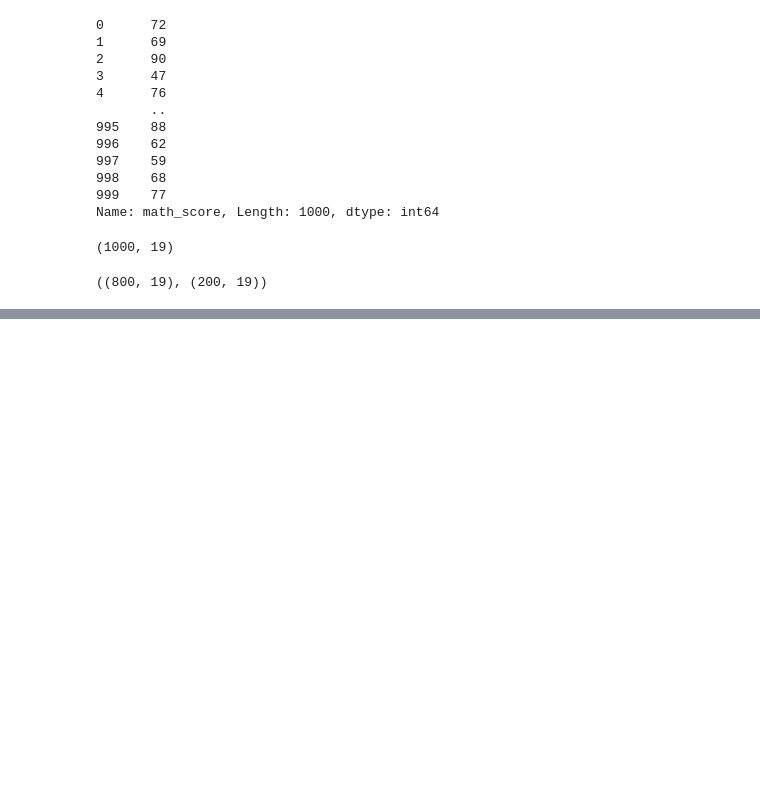
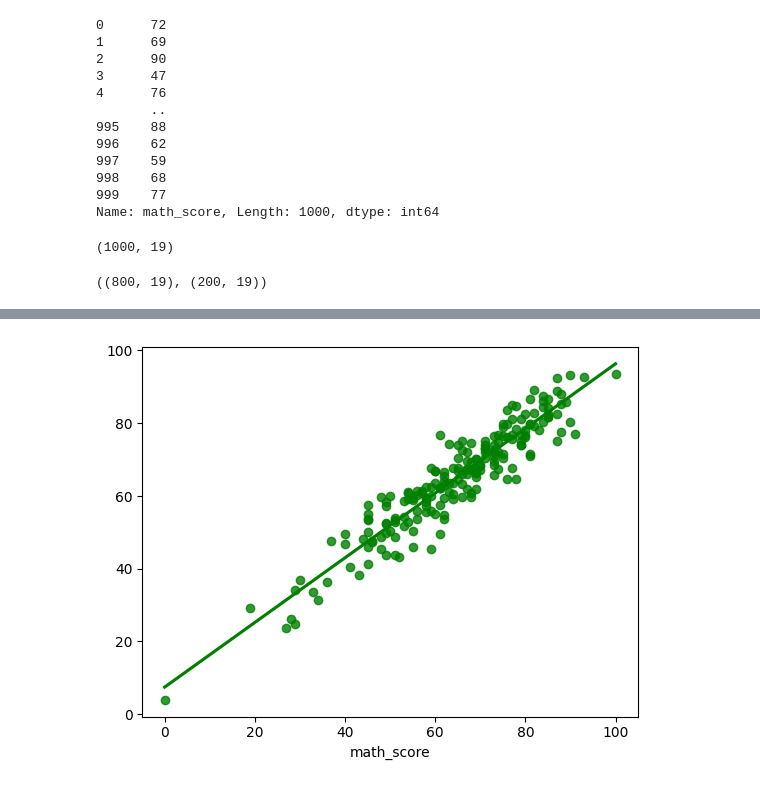
Before and after one commit to darshan12345678910/ml_project, a Jupyter notebook: notebook/2. MODEL TRAINIGy.ipynb, the cells around one changed output, grey strips where cells are left out. Drawn from its saved outputs; the diff is of its cells as text; code cells hidden in the pictures; blank space fills up the shorter version.

```diff
--- a/notebook/2. MODEL TRAINIGy.ipynb
+++ b/notebook/2. MODEL TRAINIGy.ipynb
@@ -145,0 +188,4 @@ for i in range(len(list(models))):
+# %%
+sns.regplot(x=y_test,y=y_pred,ci=None,color='green');
+# %% [output]
+[figure, added]
```
Also changed, not shown: parts of 10 cells of this notebook.
